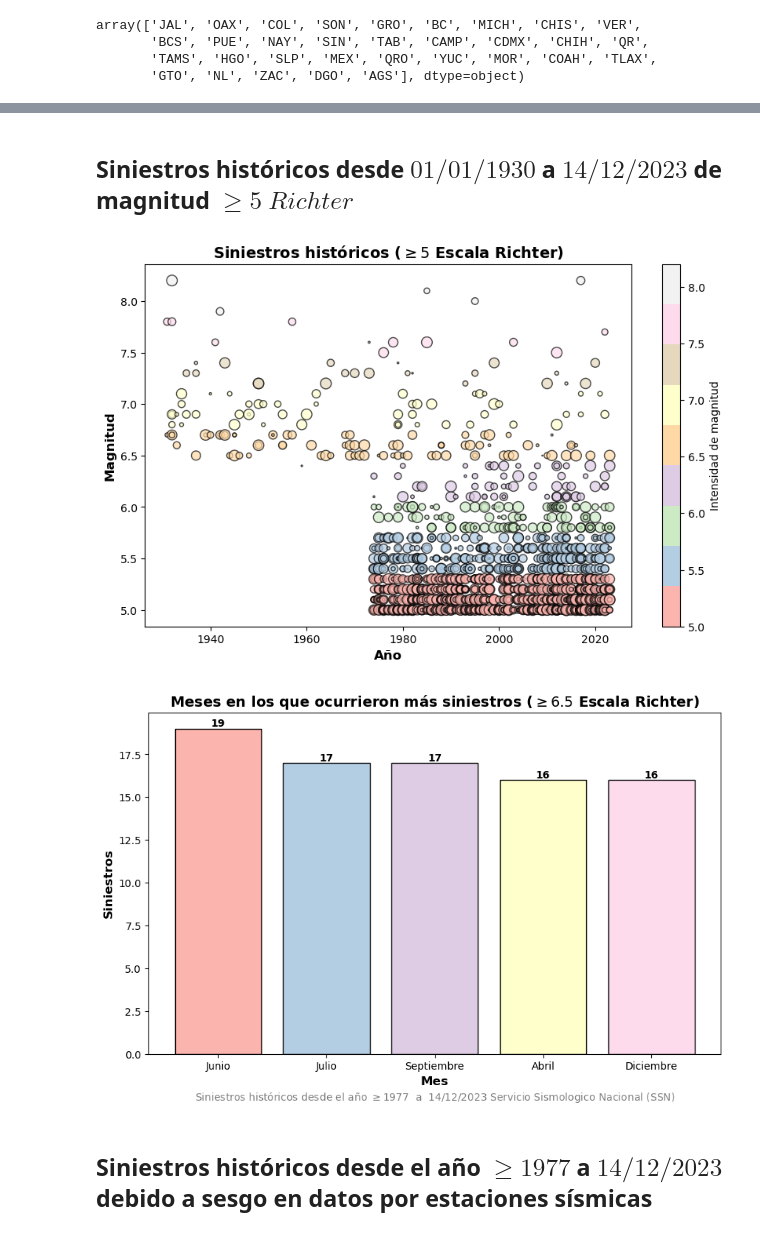
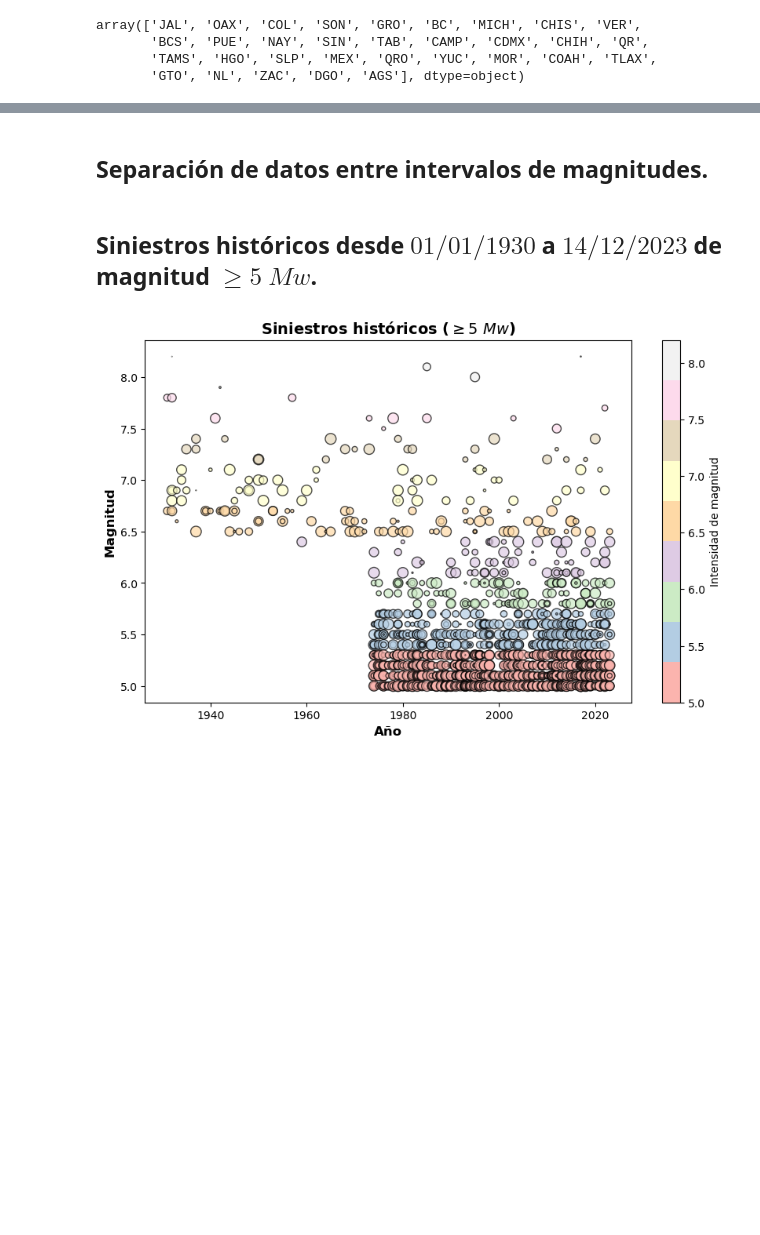
Before and after one commit to christianramosc/analisissismicidadmexico, a Jupyter notebook: AnálisisSSN_COL.ipynb, the cells around one changed output, grey strips where cells are left out. Saved outputs shown, nothing was run; the diff lists cells and outputs as text; code cells hidden in the pictures; blank space fills up the shorter version.

```diff
--- a/AnálisisSSN_COL.ipynb
+++ b/AnálisisSSN_COL.ipynb
@@ -85,2 +77,2 @@ majornine = df.loc[(df['Magnitud'] >= 9)]
-# %% [markdown]
-## Siniestros históricos desde $01/01/1930$ a $14/12/2023$ de magnitud $\geq 5 $ $Richter$
+# %% [markdown]
+## Separación de datos entre intervalos de magnitudes.
@@ -87,68 +82,35 @@ majornine = df.loc[(df['Magnitud'] >= 9)]
+# %% [markdown]
+## Siniestros históricos desde $01/01/1930$ a $14/12/2023$ de magnitud $\geq 5 $ $Mw$.
 # %%
 ## Análisis de Siniestros
 x = majorfive['Año']
 
 y= majorfive['Magnitud']
 
 # Normalizar los valores de magnitud en el rango [0, 1]
 norm = Normalize(vmin=min(y), vmax=max(y))
 normalized_y = norm(y)
 
 # Crear el gráfico de dispersión con colores normalizados
 plt.figure(figsize=(10, 6))
 scatter = plt.scatter(x, y, c=normalized_y, s=100 * np.random.rand(len(majorfive['Magnitud'])), alpha=0.7, cmap='Pastel1', edgecolors='black')
 
 # Añadir título y etiquetas de los ejes
-plt.title("Siniestros históricos ($\\geq 5 $ Escala Richter)", fontsize=14, fontweight='bold', color='k')
+plt.title("Siniestros históricos ($\\geq 5 $ $Mw$)", fontsize=14, fontweight='bold', color='k')
 plt.xlabel("Año", fontsize=12, fontweight='bold', color='k')
 plt.ylabel("Magnitud", fontsize=12, fontweight='bold', color='k')
 
 
 # Crear un objeto ScalarMappable para crear la barra de colores
 sm = ScalarMappable(cmap='Pastel1', norm=norm)
 sm.set_array([])  # Necesario para la barra de colores
 
 # Crear ejes para la barra de colores
 cbar_axes = plt.colorbar(sm, label='Intensidad de magnitud', ax=plt.gca())
 
 # Mostrar el gráfico
 plt.show()
 
 ####
-
-topfivemonth = majorsixdotfive.groupby('Mes').Siniestro.sum().sort_values(ascending=False)
-
-x = topfivemonth.head(5).index
-
-y= topfivemonth.head(5).values
-
-# Crear colores distintos para cada barra con un mapa de colores pastel
-colores_pastel = plt.cm.Pastel1(np.arange(len(x)) / len(x))
-
-# Crear un gráfico de barras con colores pastel
-plt.figure(figsize=(10, 6))
-
-# Ajustar el ancho de las barras
-bar_width = 0.8
-
-bars = plt.bar(x, y, width=bar_width, color=colores_pastel, edgecolor='black')
-# Añadir títulos y etiquetas
-plt.title("Meses en los que ocurrieron más siniestros ($\\geq 6.5 $ Escala Richter)", fontsize=14, fontweight='bold', color='k')
-plt.xlabel("Mes", fontsize=12, fontweight='bold', color='k')
-plt.ylabel("Siniestros", fontsize=12, fontweight='bold', color='k')
-# Añadir valores encima de cada barra
-for bar, value in zip(bars, y):
-    plt.text(bar.get_x() + bar.get_width() / 2, value, str(value), ha='center', va='bottom', color='black', fontsize=10, fontweight='bold')
-
-
-# Añadir descripción
-description = "Siniestros históricos desde el año $\geq 1977 $  a  $ 14/12/2023 $ Servicio Sismologico Nacional (SSN)"
-plt.text(2, -2.5, description, ha='center', va='center', color='gray', fontsize=10)
-
-# Mostrar el gráfico
-plt.show()
 # %% [output]
-[figure, old version]
+[figure, new version]
-[figure, removed]
-# %% [markdown]
-## Siniestros históricos desde el año $\geq 1977 $  a $ 14/12/2023 $ debido a sesgo en datos por estaciones sísmicas
```
Also changed, not shown: parts of 13 cells of this notebook.
